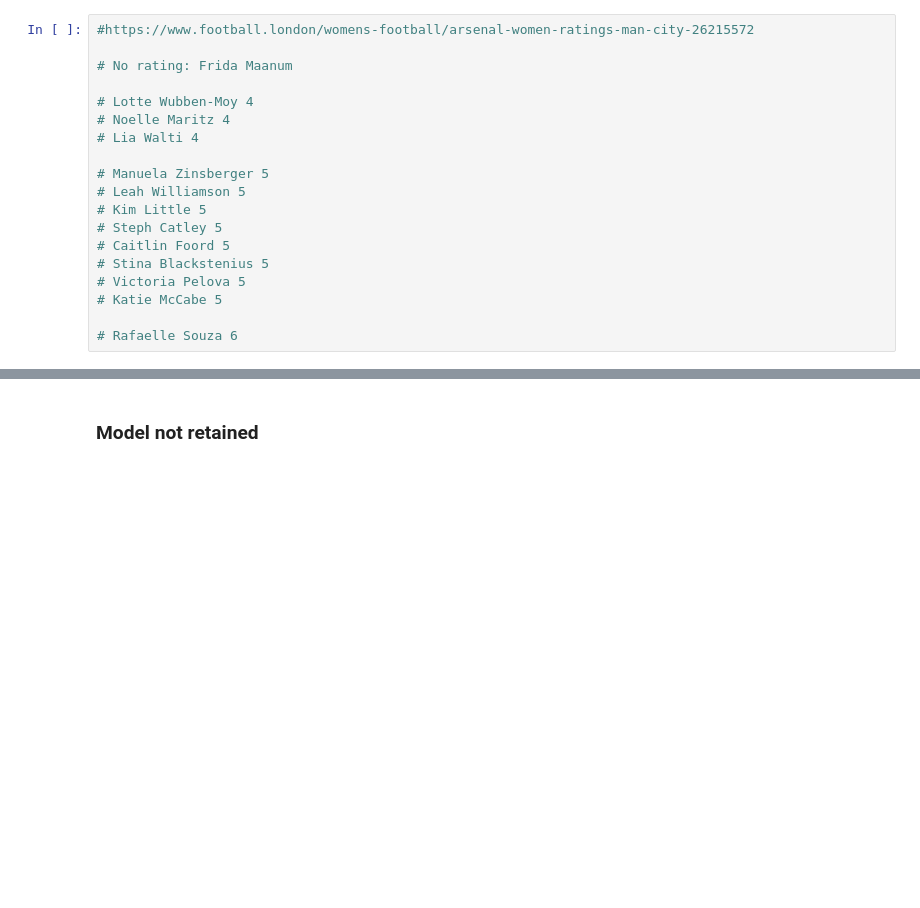
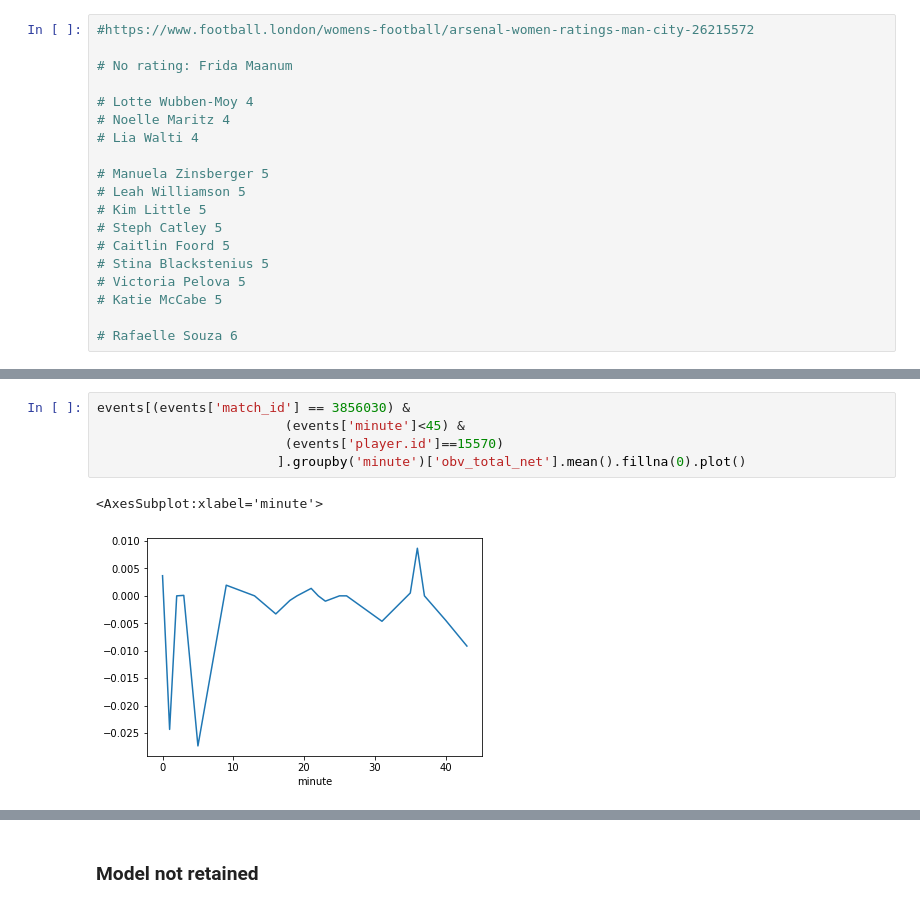
Before and after one commit to Juliette-De/Man-City-Hackathon, a Jupyter notebook: notebooks/Substitutions_exploration.ipynb, the cells around one changed output, grey strips where cells are left out. Drawn from its saved outputs; the diff is of its cells as text; blank space fills up the shorter version.

```diff
--- a/notebooks/Substitutions_exploration.ipynb
+++ b/notebooks/Substitutions_exploration.ipynb
@@ -467,0 +337,8 @@ X_test.head() # 'substitution.replacement.id' : int64
+# %%
+events[(events['match_id'] == 3856030) &
+                        (events['minute']<45) &
+                        (events['player.id']==15570)
+                       ].groupby('minute')['obv_total_net'].mean().fillna(0).plot()
+# %% [output]
+<AxesSubplot:xlabel='minute'>
+[figure, added]
```
Also changed, not shown: parts of 46 cells of this notebook, 5 other files.
